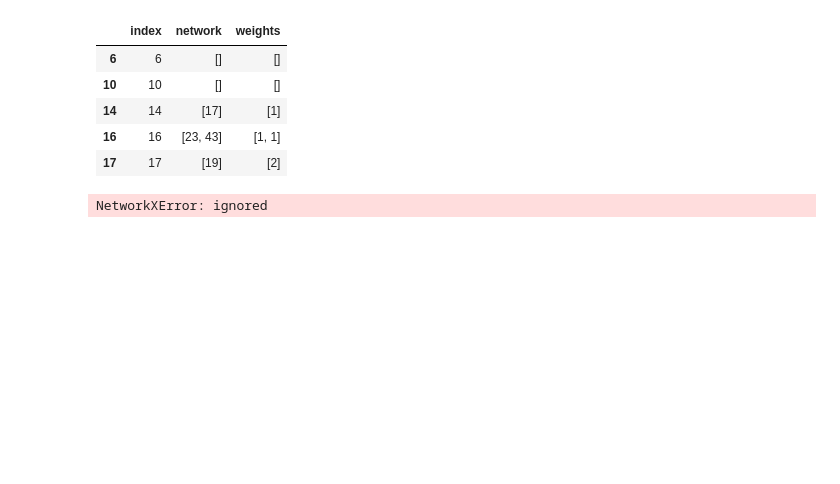
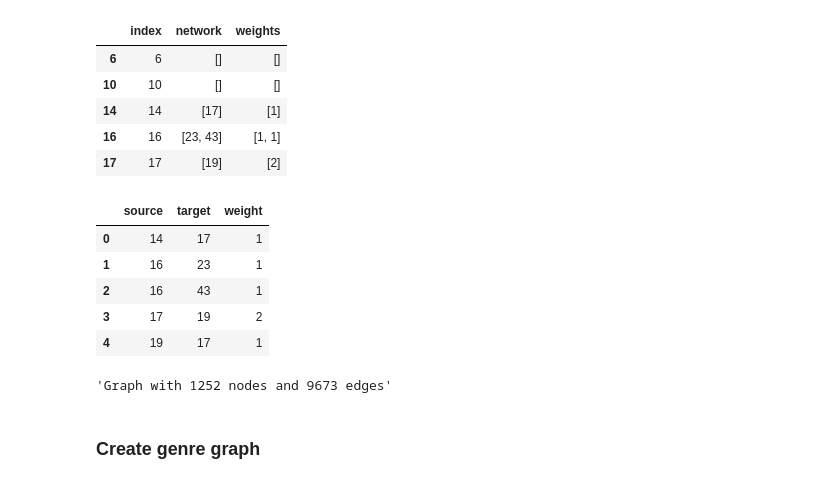
Before and after one commit to ChabiMax/author_network, a Jupyter notebook: Graph_from_raw_data.ipynb, the cells around one changed output. Saved outputs shown, nothing was run; the diff lists cells and outputs as text; code cells hidden in the pictures; blank space fills up the shorter version.

```diff
--- a/Graph_from_raw_data.ipynb
+++ b/Graph_from_raw_data.ipynb
@@ -93,8 +77,20 @@ edges_links.head()
 | 14 | 14 | [17] | [1] |
 | 16 | 16 | [23, 43] | [1, 1] |
 | 17 | 17 | [19] | [2] |
-# %%
-# graph_links = nx.Graph(edges_links,source="index",target="network")
-G = nx.to_networkx_graph(edges_links.to_numpy())
-# %% [output]
-NetworkXError: ignored
+# %%
+edge_links = pd.DataFrame(link_table).T
+edge_links.head()
+# %% [output]
+|  | source | target | weight |
+| 0 | 14 | 17 | 1 |
+| 1 | 16 | 23 | 1 |
+| 2 | 16 | 43 | 1 |
+| 3 | 17 | 19 | 2 |
+| 4 | 19 | 17 | 1 |
+# %%
+G_links = nx.Graph(edge_links,source="source",target="target")
+nx.info(G_links)
+# %% [output]
+'Graph with 1252 nodes and 9673 edges'
+# %% [markdown]
+### Create genre graph
```
Also changed, not shown: parts of 7 cells of this notebook.
